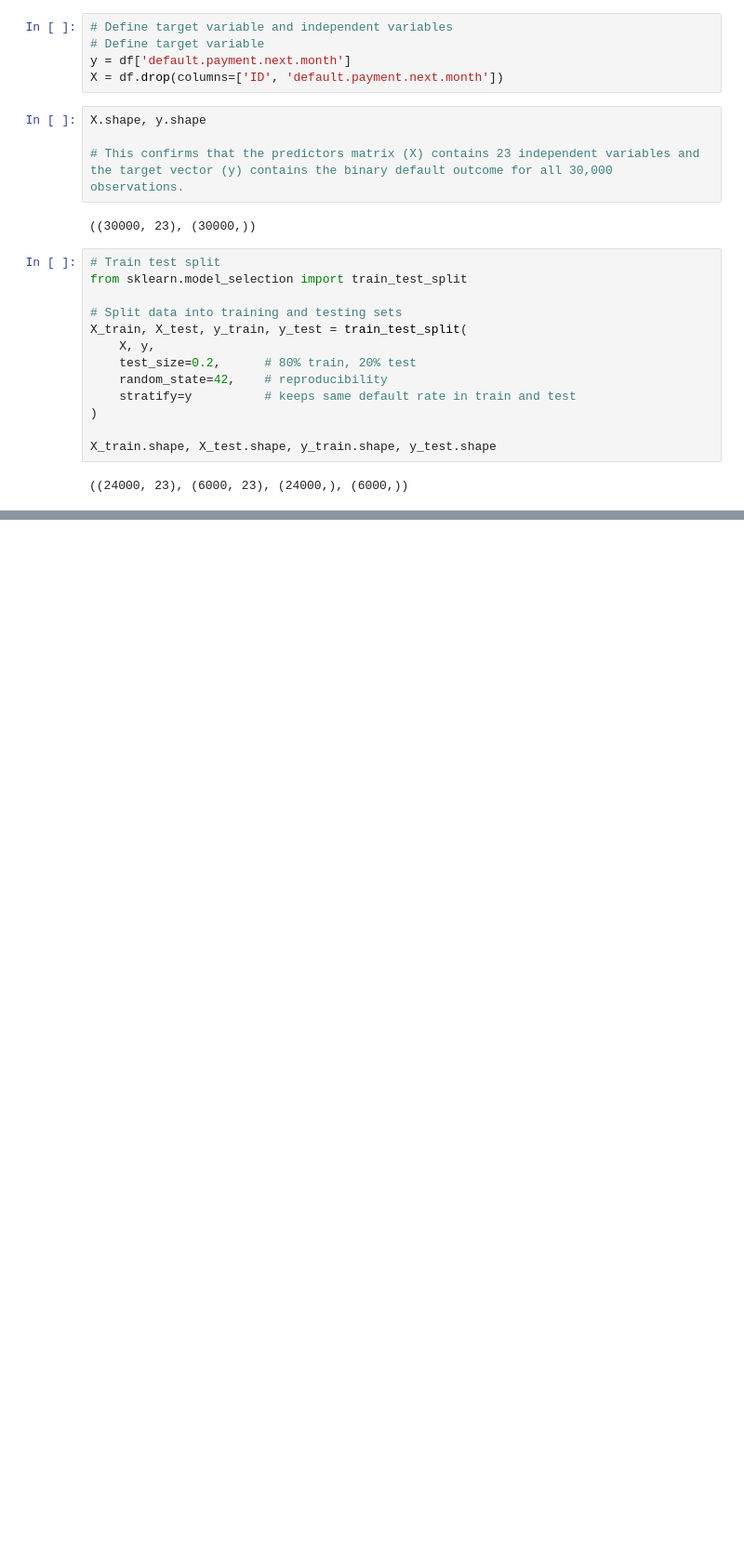
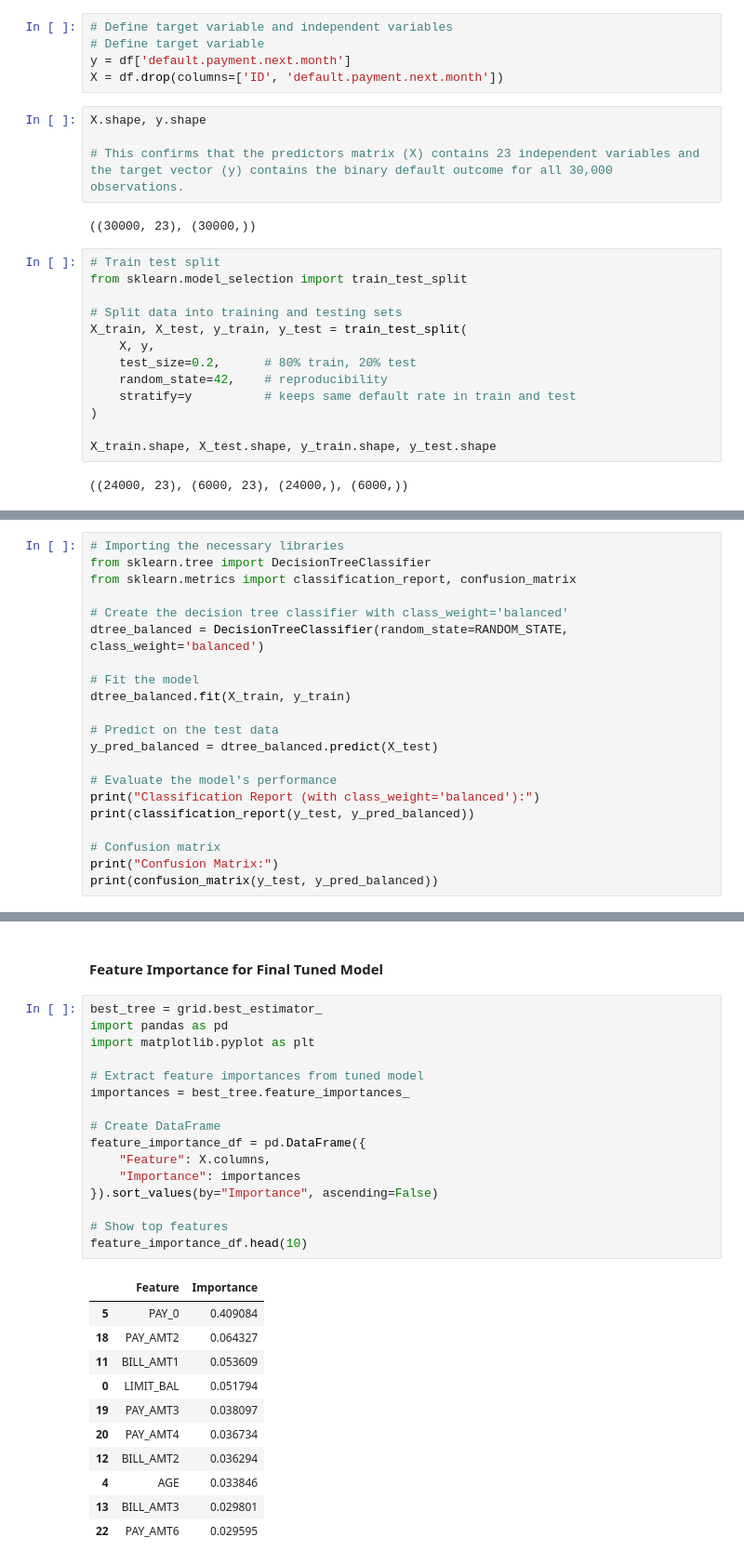
Before and after one commit to Aby-12/Credit-default-prediction-project, a Jupyter notebook: notebook.ipynb, the cells around one changed output, grey strips where cells are left out. Shown at 93% size. Drawn from its saved outputs; the diff is of its cells as text; blank space fills up the shorter version.

```diff
--- a/notebook.ipynb
+++ b/notebook.ipynb
@@ -436,0 +705,21 @@ X_train.shape, X_test.shape, y_train.shape, y_test.shape
+# %%
+# Importing the necessary libraries
+from sklearn.tree import DecisionTreeClassifier
+from sklearn.metrics import classification_report, confusion_matrix
+
+# Create the decision tree classifier with class_weight='balanced'
+dtree_balanced = DecisionTreeClassifier(random_state=RANDOM_STATE, class_weight='balanced')
+
+# Fit the model
+dtree_balanced.fit(X_train, y_train)
+
+# Predict on the test data
+y_pred_balanced = dtree_balanced.predict(X_test)
+
+# Evaluate the model's performance
+print("Classification Report (with class_weight='balanced'):")
+print(classification_report(y_test, y_pred_balanced))
+
+# Confusion matrix
+print("Confusion Matrix:")
+print(confusion_matrix(y_test, y_pred_balanced))
@@ -436,0 +834,30 @@ X_train.shape, X_test.shape, y_train.shape, y_test.shape
+# %% [markdown]
+#### Feature Importance for Final Tuned Model
+# %%
+best_tree = grid.best_estimator_
+import pandas as pd
+import matplotlib.pyplot as plt
+
+# Extract feature importances from tuned model
+importances = best_tree.feature_importances_
+
+# Create DataFrame
+feature_importance_df = pd.DataFrame({
+    "Feature": X.columns,
+    "Importance": importances
+}).sort_values(by="Importance", ascending=False)
+
+# Show top features
+feature_importance_df.head(10)
+# %% [output]
+|  | Feature | Importance |
+| 5 | PAY_0 | 0.409084 |
+| 18 | PAY_AMT2 | 0.064327 |
+| 11 | BILL_AMT1 | 0.053609 |
+| 0 | LIMIT_BAL | 0.051794 |
+| 19 | PAY_AMT3 | 0.038097 |
+| 20 | PAY_AMT4 | 0.036734 |
+| 12 | BILL_AMT2 | 0.036294 |
+| 4 | AGE | 0.033846 |
+| 13 | BILL_AMT3 | 0.029801 |
+| 22 | PAY_AMT6 | 0.029595 |
```
Also changed, not shown: parts of 28 cells of this notebook.
